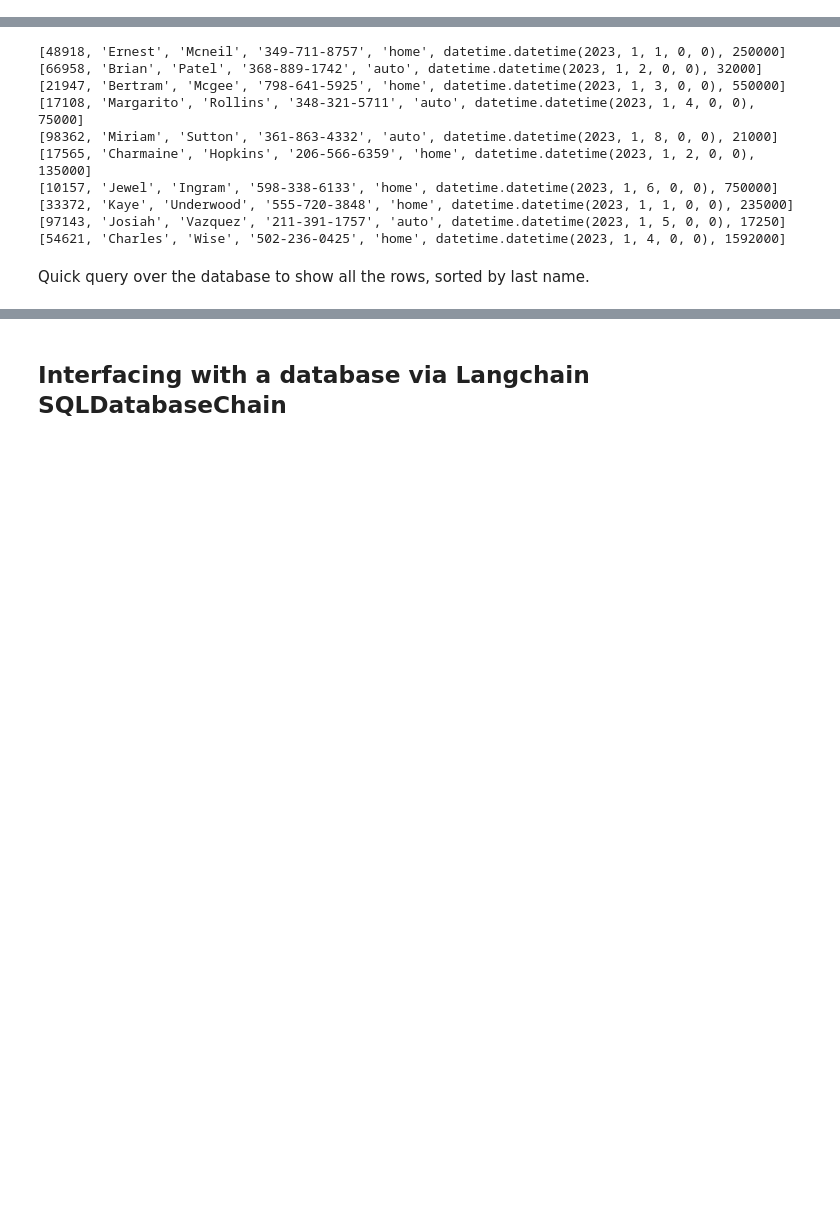
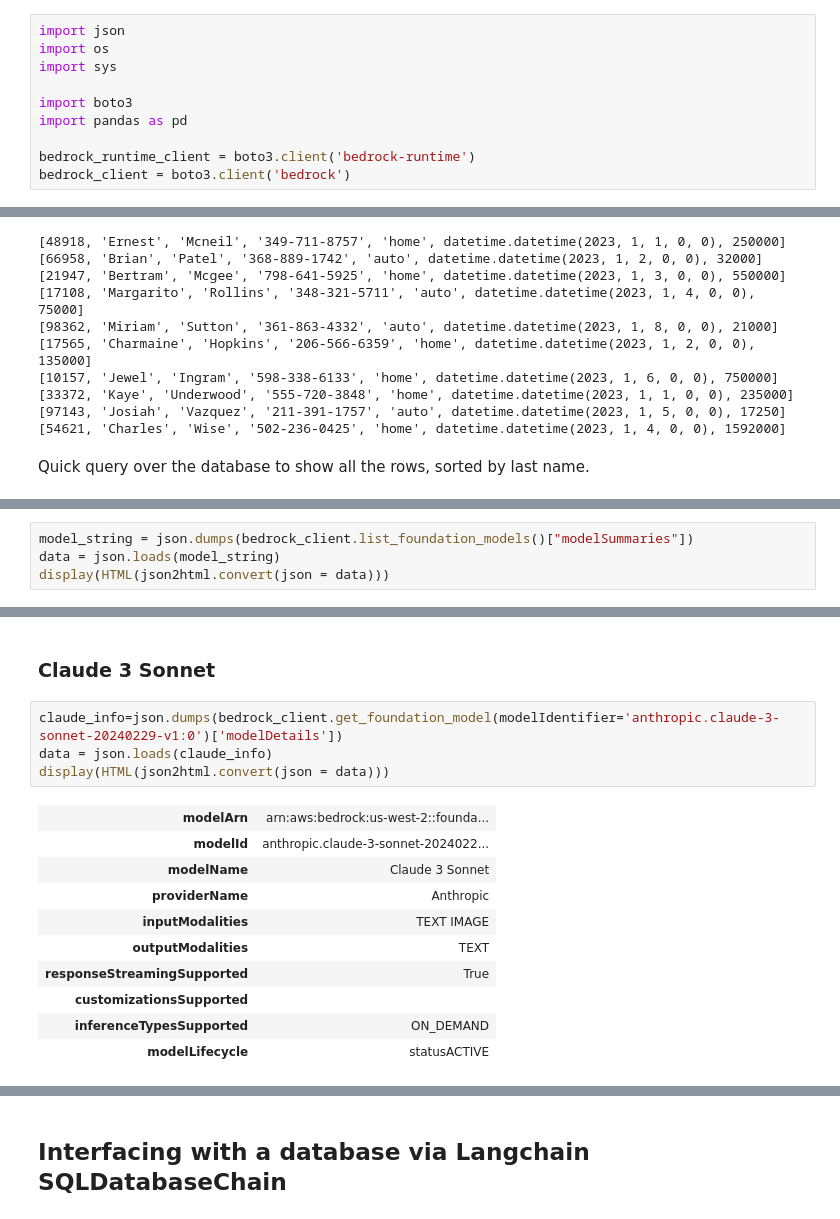
Before and after one commit to giuseppe-zappia/complex-reasoning-with-react-and-langchain, a Jupyter notebook: ReAct-bedrock-output.ipynb, the cells around one changed output, grey strips where cells are left out. Saved outputs shown, nothing was run; the diff lists cells and outputs as text; blank space fills up the shorter version.

```diff
--- a/ReAct-bedrock-output.ipynb
+++ b/ReAct-bedrock-output.ipynb
@@ -68,3 +56,13 @@ Note: you may need to restart the kernel to use updated packages.
+# %%
+import json
+import os
+import sys
+
+import boto3
+import pandas as pd
+
+bedrock_runtime_client = boto3.client('bedrock-runtime')
+bedrock_client = boto3.client('bedrock')
 # %% [markdown]
 # Workshop Start
 # %% [markdown]
@@ -443,0 +189,4 @@ In this example you will use Anthropic's Claude V2 as the LLM for the reasoning
+# %%
+model_string = json.dumps(bedrock_client.list_foundation_models()["modelSummaries"])
+data = json.loads(model_string)
+display(HTML(json2html.convert(json = data)))
@@ -443,0 +195,17 @@ In this example you will use Anthropic's Claude V2 as the LLM for the reasoning
+# %% [markdown]
+### Claude 3 Sonnet
+# %%
+claude_info=json.dumps(bedrock_client.get_foundation_model(modelIdentifier='anthropic.claude-3-sonnet-20240229-v1:0')['modelDetails'])
+data = json.loads(claude_info)
+display(HTML(json2html.convert(json = data)))
+# %% [output]
+| modelArn | arn:aws:bedrock:us-west-2::founda... |
+| modelId | anthropic.claude-3-sonnet-2024022... |
+| modelName | Claude 3 Sonnet |
+| providerName | Anthropic |
+| inputModalities | TEXT IMAGE |
+| outputModalities | TEXT |
+| responseStreamingSupported | True |
+| customizationsSupported |  |
+| inferenceTypesSupported | ON_DEMAND |
+| modelLifecycle | statusACTIVE |
```
Also changed, not shown: parts of 80 cells of this notebook.
